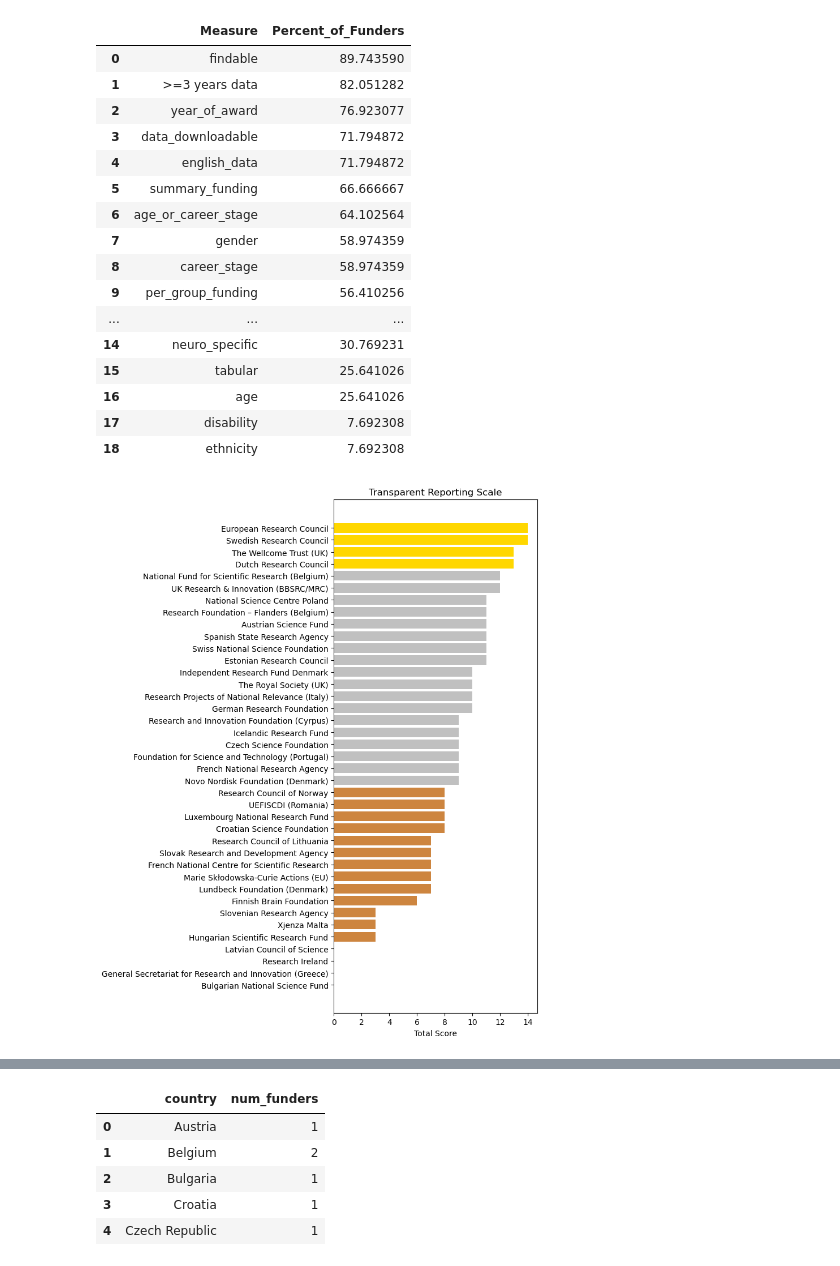
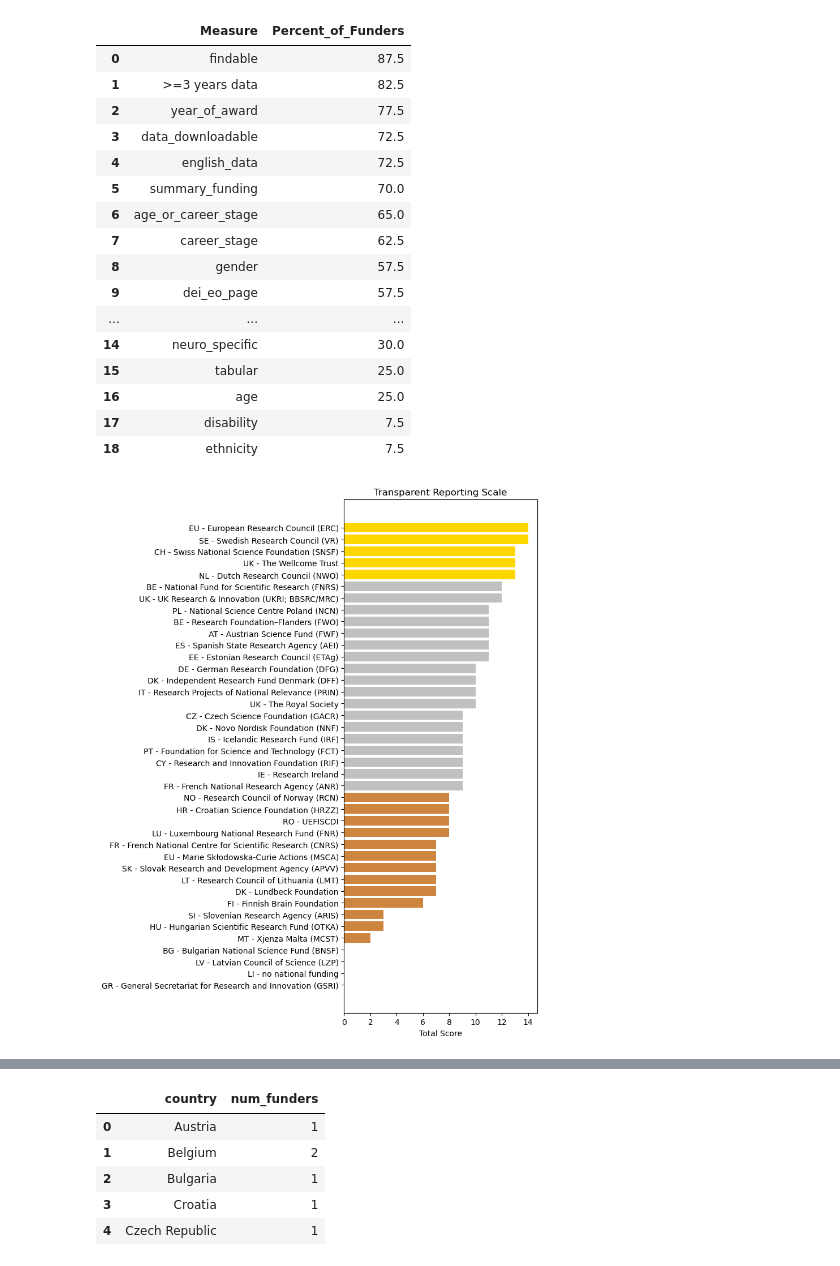
Before and after one commit to WomenInNeuroscience/funders_project, a Jupyter notebook: code/funder_analysis.ipynb, the cells around one changed output, grey strips where cells are left out. Saved outputs shown, nothing was run; the diff lists cells and outputs as text; code cells hidden in the pictures.

Commit message:
update figures, add app

```diff
--- a/code/funder_analysis.ipynb
+++ b/code/funder_analysis.ipynb
@@ -100,7 +99,7 @@ cols = [
 ]
 
 # Collapse funders to their max values
-funder_max = df.groupby('funder')[cols].max().reset_index()
+funder_max = df.groupby('label')[cols].max().reset_index()
 
 # Compute percentages
 percentages = (funder_max[cols].sum() / len(funder_max) * 100).sort_values(ascending=False)
@@ -110,25 +109,25 @@ percentages_df.columns = ['Measure', 'Percent_of_Funders']
 percentages_df
 # %% [output]
 |  | Measure | Percent_of_Funders |
-| 0 | findable | 89.743590 |
-| 1 | >=3 years data | 82.051282 |
-| 2 | year_of_award | 76.923077 |
-| 3 | data_downloadable | 71.794872 |
-| 4 | english_data | 71.794872 |
-| 5 | summary_funding | 66.666667 |
-| 6 | age_or_career_stage | 64.102564 |
-| 7 | gender | 58.974359 |
-| 8 | career_stage | 58.974359 |
-| 9 | per_group_funding | 56.410256 |
+| 0 | findable | 87.5 |
+| 1 | >=3 years data | 82.5 |
+| 2 | year_of_award | 77.5 |
+| 3 | data_downloadable | 72.5 |
+| 4 | english_data | 72.5 |
+| 5 | summary_funding | 70.0 |
+| 6 | age_or_career_stage | 65.0 |
+| 7 | career_stage | 62.5 |
+| 8 | gender | 57.5 |
+| 9 | dei_eo_page | 57.5 |
 | ... | ... | ... |
-| 14 | neuro_specific | 30.769231 |
-| 15 | tabular | 25.641026 |
-| 16 | age | 25.641026 |
-| 17 | disability | 7.692308 |
-| 18 | ethnicity | 7.692308 |
+| 14 | neuro_specific | 30.0 |
+| 15 | tabular | 25.0 |
+| 16 | age | 25.0 |
+| 17 | disability | 7.5 |
+| 18 | ethnicity | 7.5 |
 # %%
 # keep only the row with the highest total_score per funder
-best_df = df.sort_values("total_score", ascending=False).drop_duplicates("funder")
+best_df = df.sort_values("total_score", ascending=False).drop_duplicates("label")
 # %%
 def tier_color(score):
     if 1 <= score <= 8:
@@ -138,25 +137,25 @@ def tier_color(score):
     else:
         return "gold"
 # %%
-best_df = best_df.sort_values("total_score").dropna(subset=["funder"])
+best_df = best_df.sort_values("total_score").dropna(subset=["label"])
 
 # assign colors
 best_df["color"] = best_df["total_score"].apply(tier_color)
 
 plt.figure(figsize=(8, 10))
 plt.barh(
-    best_df["funder"].astype(str),
+    best_df["label"].astype(str),
     best_df["total_score"],
     color=best_df["color"]
 )
 
 plt.xlabel("Total Score")
 plt.title("Transparent Reporting Scale")
 plt.tight_layout()
 plt.savefig(figures_p / "scale_results.png",dpi=300)
 plt.show()
 # %% [output]
-[figure, old version]
+[figure, new version]
 # %%
 # Drop rows with no years
 years_df = df.dropna(subset=["start_year"]).copy()
```
Also changed, not shown: parts of 14 cells of this notebook, 14 other files.
